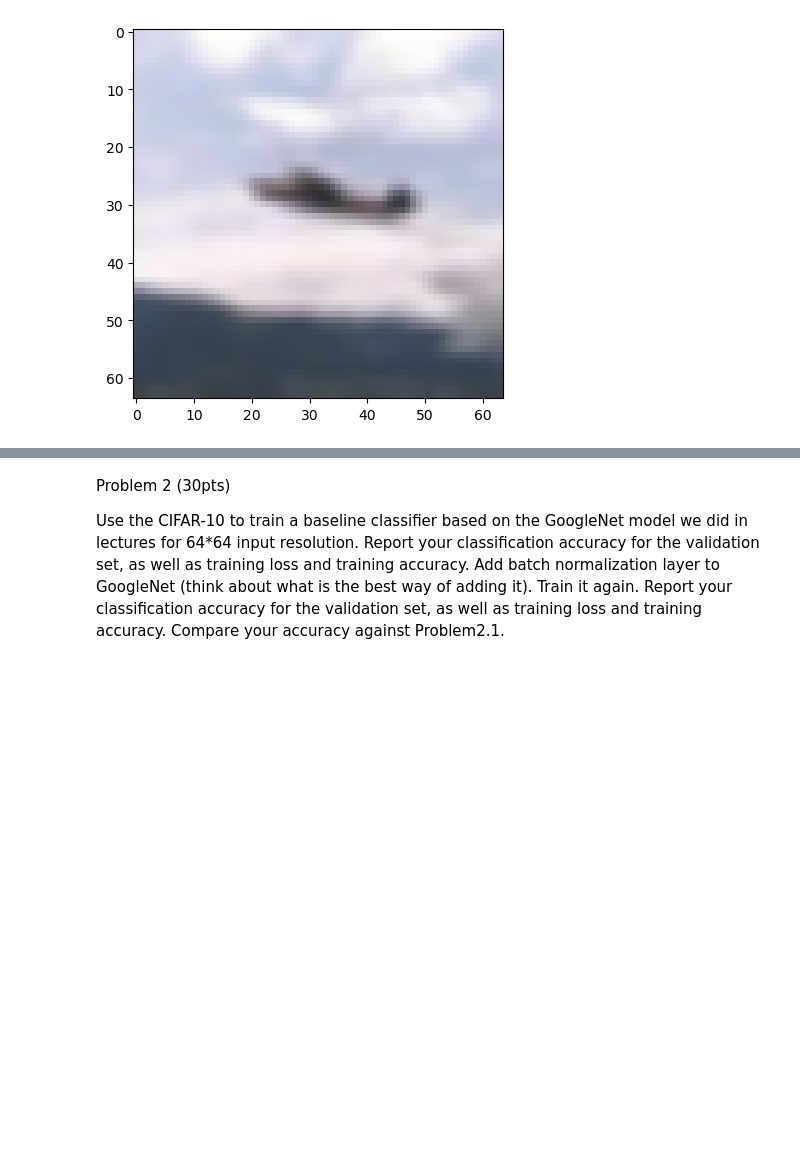
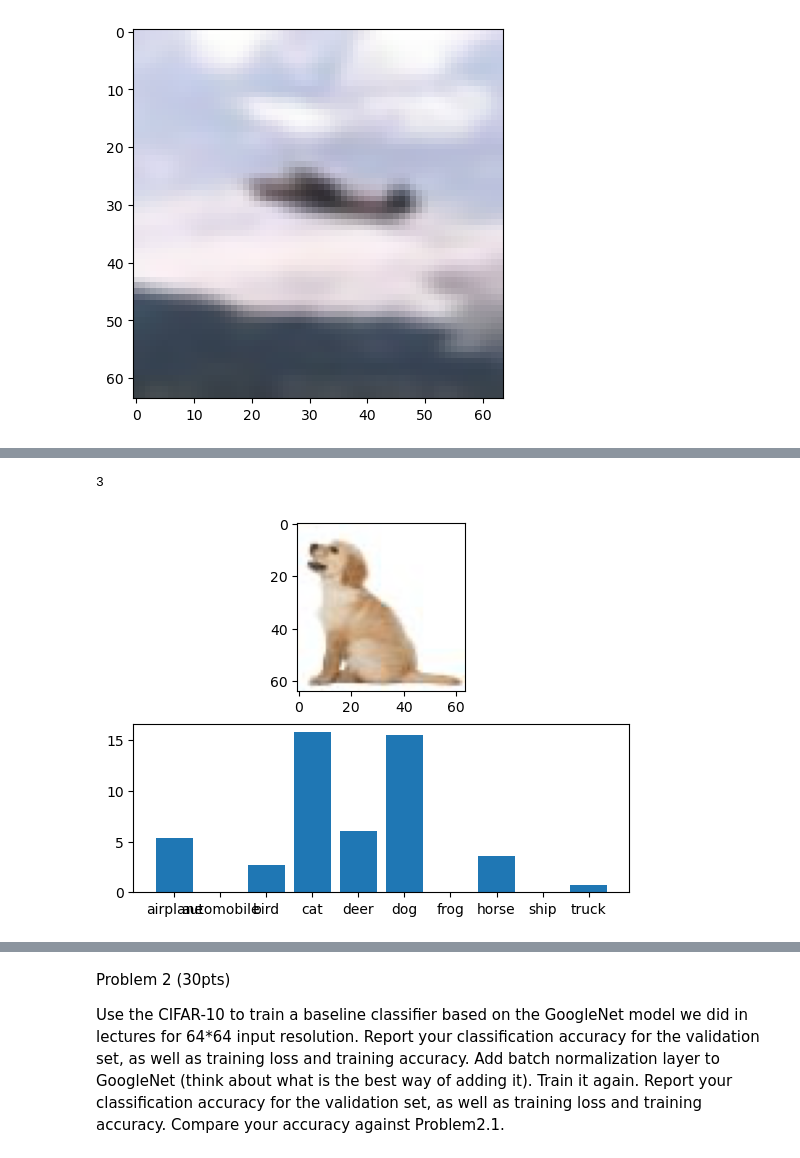
Before and after one commit to pcur/ECGR-4106, a Jupyter notebook: HW3/HW3.ipynb, the cells around one changed output, grey strips where cells are left out. Saved outputs shown, nothing was run; the diff lists cells and outputs as text; code cells hidden in the pictures; blank space fills up the shorter version.

Commit message:
adding more models (none working)

```diff
--- a/HW3/HW3.ipynb
+++ b/HW3/HW3.ipynb
@@ -38,0 +157,15 @@ plt.imshow(train_images[42069,:,:], cmap='Greys') #display random image
+# %%
+vgg11.compile(optimizer=tf.keras.optimizers.SGD(learning_rate=0.1),
+              loss=tf.keras.losses.SparseCategoricalCrossentropy(from_logits=True),
+              metrics=['accuracy'])
+# compile and train model 1.
+train_hist = vgg11.fit(train_images, train_labels,
+                       validation_split=0.2,
+                       epochs=30,
+                       verbose = 1)
+
+vgg11.summary()
+test_loss, test_acc = vgg11.evaluate(test_images,  test_labels, verbose=2)
+print('\nTest accuracy:', test_acc)
+flops = get_flops(vgg11, batch_size=1)
+print(f"FLOPS: {flops}")
@@ -38,0 +190,23 @@ plt.imshow(train_images[42069,:,:], cmap='Greys') #display random image
+# %%
+import PIL
+from PIL import Image
+
+#load custom image for testing
+image = tf.keras.utils.load_img('dog64.jpg')
+input_arr = tf.keras.utils.img_to_array(image)
+img_arr = np.array([input_arr])  # Convert single image to a batch.
+
+#standardize to be values from 0 to 1
+img_arr = img_arr / 255.0
+# %%
+predictions = vgg11.predict(img_arr) #predict for model1
+
+class_names = ['airplane','automobile','bird','cat','deer','dog','frog','horse','ship','truck']
+plt.subplot(2,1,1)
+plt.imshow(img_arr[0,:,:], cmap='Greys')
+plt.subplot(2,1,2)
+plt.bar(class_names, predictions[0]) #display confidence values as bar plot
+np.argmax(predictions)
+# %% [output]
+3
+[figure, added]
```
Also changed, not shown: parts of 8 cells of this notebook, 1 other file.
